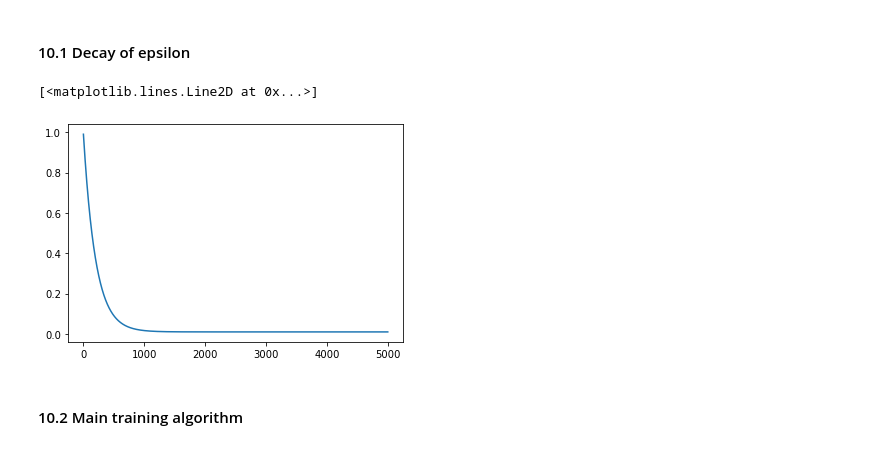
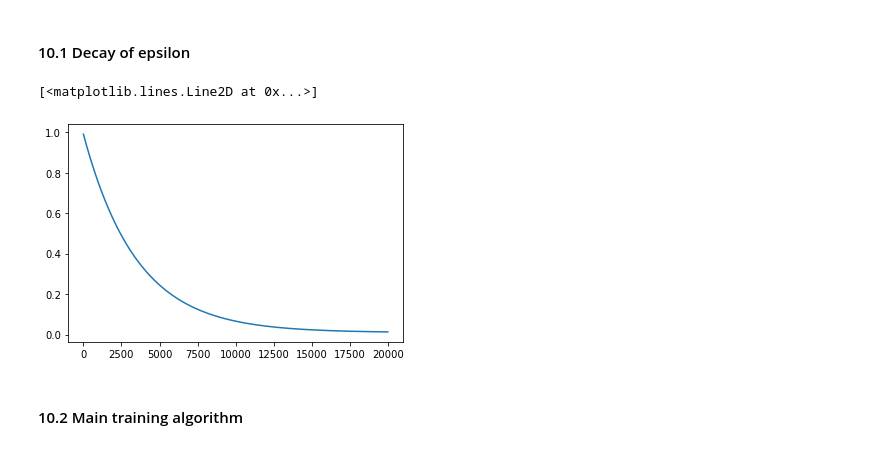
Before and after one commit to Mario-16180/AI701Project_MNM_RL, a Jupyter notebook: main.ipynb, the cells around one changed output. Saved outputs shown, nothing was run; the diff lists cells and outputs as text; code cells hidden in the pictures.

```diff
--- a/main.ipynb
+++ b/main.ipynb
@@ -244,7 +250,7 @@ update_after = 10000  # After which thershold replay to be started
 # Exploration vs Explotaition tradeoff, epsilon decays over time
 eps_start = 0.99        # starting value of epsilon
 eps_end = 0.01          # Ending value of epsilon
-eps_decay = 200         # Rate by which epsilon to be decayed
+eps_decay = 3500         # Rate by which epsilon to be decayed
 # %% [markdown]
 ## 8. Neural networks
 # %%
@@ -437,10 +352,10 @@ memory_test2 = deepcopy(memory_test)
 #### 10.1 Decay of epsilon
 # %%
 epsilon_by_episode = lambda frame_idx: eps_end + (eps_start - eps_end) * math.exp(-1. * frame_idx /eps_decay)
-plt.plot([epsilon_by_episode(i) for i in range(5000)])
+plt.plot([epsilon_by_episode(i) for i in range(20000)])
 # %% [output]
 [<matplotlib.lines.Line2D at 0x...>]
-[figure, old version]
+[figure, new version]
 # %% [markdown]
 #### 10.2 Main training algorithm
 # %% [markdown]
```
Also changed, not shown: parts of 35 cells of this notebook, 1 other file.
